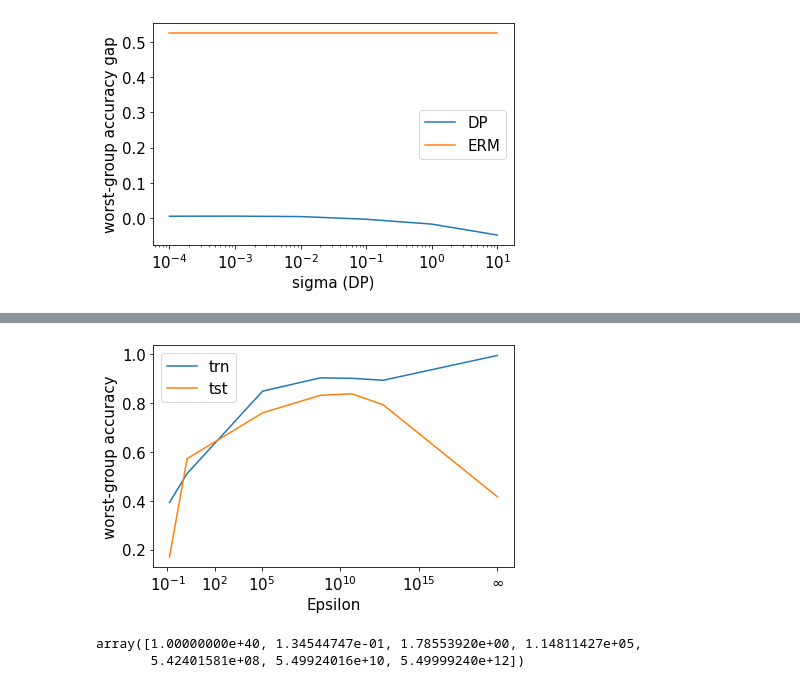
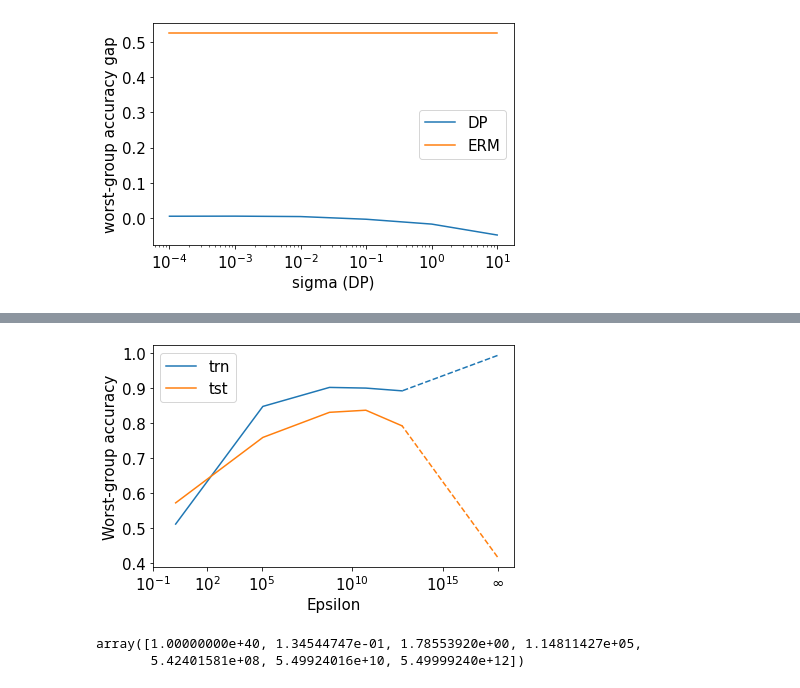
Before and after one commit to yangarbiter/wilds, a Jupyter notebook: notebooks/dpdg.ipynb, the cells around one changed output, grey strips where cells are left out. Cells and saved outputs as stored; diff of their text form; code cells hidden in the pictures.

```diff
--- a/notebooks/dpdg.ipynb
+++ b/notebooks/dpdg.ipynb
@@ -110,28 +116,6 @@ for sigma, log_path in zip(sigmas, log_paths):
 for k, v in results.items():
     results[k] = np.array(v)
 
-iwerm_paths = ["groupDRO"]
-wds = [0., 0.1, 1.0]
-for wd in wds[1:]:
-    iwerm_paths.append(f"groupDRO_wd{wd}")
-
-iwerm_results = {}
-for wd, log_path in zip(wds, iwerm_paths):
-    iwerm_results.setdefault("wds", []).append(wd)
-
-    df = pd.read_csv(f"../logs/{ds_name}/{log_path}/train_eval.csv")
-    res = df[["epoch", "acc_avg", "acc_wg"]].values
-    iwerm_results.setdefault("trn acc", []).append(res[-1][1])
-    iwerm_results.setdefault("trn wg acc", []).append(res[-1][2])
-
-    df = pd.read_csv(f"../logs/{ds_name}/{log_path}/test_eval.csv")
-    res = df[["epoch", "acc_avg", "acc_wg"]].values.tolist()
-    iwerm_results.setdefault("tst acc", []).append(res[-1][1])
-    iwerm_results.setdefault("tst wg acc", []).append(res[-1][2])
-
-for k, v in iwerm_results.items():
-    iwerm_results[k] = np.array(v)
-
 log_path = "erm-resnet50"
 df = pd.read_csv(f"../logs/{ds_name}/{log_path}/train_eval.csv")
 erm_trn_acc_wg = df[["epoch", "acc_avg", "acc_wg"]].values[-1][2]
@@ -195,7 +187,7 @@ plt.savefig(f"figs/dpdg_{ds_name}.png")
 # %%
 ds_name = "utkface"
 
-sigmas = [10.0, 1.0, 0.1, 0.01, 0.001, 0.0001][::-1]
+sigmas = [1.0, 0.1, 0.01, 0.001, 0.0001][::-1]
 log_paths = [
 
 ]
@@ -239,7 +231,7 @@ for sigma, log_path in zip(sigmas, log_paths):
     results.setdefault("tst wg acc", []).append(res[-1][2])
     results.setdefault("epsilon", []).append(res[-1][3])
     for i, name in enumerate(subgroup_names):
-        results.setdefault(f"tst {name}", []).append(res[-1][i+3])
+        results.setdefault(f"tst {name}", []).append(res[-1][i+4])
 
 for k, v in results.items():
     results[k] = np.array(v)
@@ -286,21 +286,23 @@ erm_gap = (trn_acc_wg - tst_acc_wg)
 # %%
-epsilon = np.concatenate([[1e20], results['epsilon']])
+epsilon = np.concatenate([[1e18], results['epsilon']])
 trn_wg_acc = np.concatenate(([erm_trn_acc_wg], results['trn wg acc']))
 tst_wg_acc = np.concatenate(([erm_tst_acc_wg], results['tst wg acc']))
 
-ticks_ = [-1, 2, 5, 10, 15, 20]
-plt.plot(epsilon, trn_wg_acc, label="trn")
-plt.plot(epsilon, tst_wg_acc, label="tst")
+ticks_ = [-1, 2, 5, 10, 15, 18]
+line, = plt.plot(epsilon[1:], trn_wg_acc[1:], label="trn")
+plt.plot(epsilon[0: 2], trn_wg_acc[0: 2], color=line.get_color(), ls='--')
+line, = plt.plot(epsilon[1:], tst_wg_acc[1:], label="tst")
+plt.plot(epsilon[0: 2], tst_wg_acc[0: 2], color=line.get_color(), ls='--')
 plt.xscale("log")
 plt.xticks(fontsize=fontsize, ticks=[float(10**i) for i in ticks_], labels=[f"$10^{{{eps}}}$" for eps in ticks_[:-1]] + ['$\infty$'])
 plt.yticks(fontsize=fontsize)
 plt.xlabel("Epsilon", fontsize=fontsize)
-plt.ylabel("worst-group accuracy", fontsize=fontsize)
+plt.ylabel("Worst-group accuracy", fontsize=fontsize)
 plt.legend(fontsize=fontsize)
 plt.tight_layout()
 plt.savefig(f"figs/dpdg_wgacc_{ds_name}.png")
 # %% [output]
-[figure, old version]
+[figure, new version]
 # %%
 df.columns
 # %% [output]
```
Also changed, not shown: parts of 12 cells of this notebook, 4 other files.
